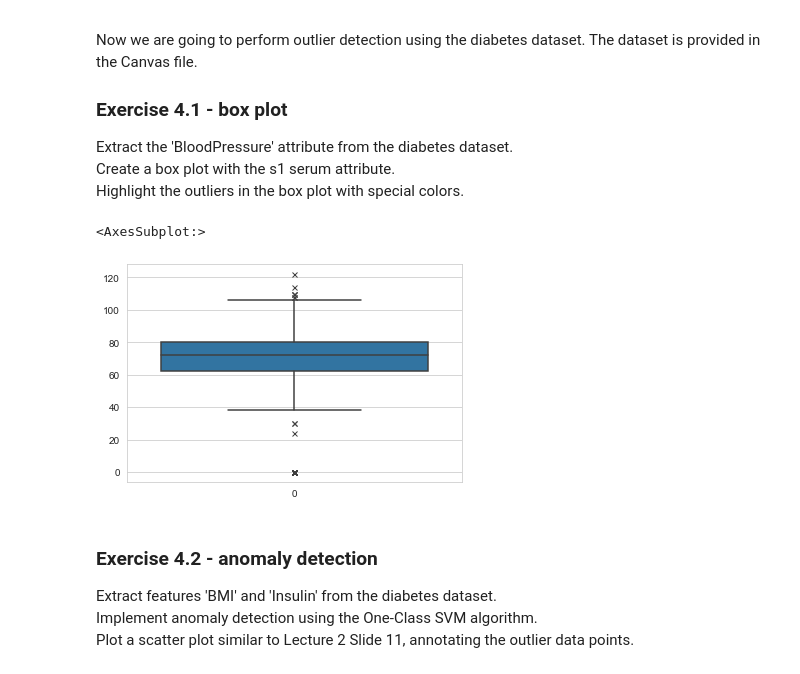
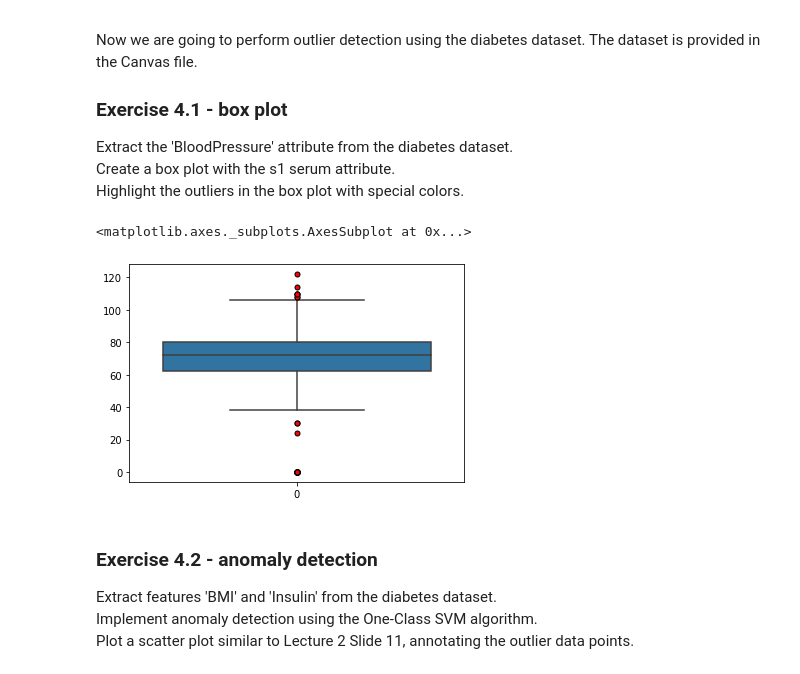
Before and after one commit to ben983593140/171-hw1, a Jupyter notebook: HW1.ipynb, the cells around one changed output. Drawn from its saved outputs; the diff is of its cells as text; code cells hidden in the pictures.

```diff
--- a/HW1.ipynb
+++ b/HW1.ipynb
@@ -208,11 +251,11 @@ Highlight the outliers in the box plot with special colors.
 # %%
 diabetes = pd.read_csv("diabetes.csv")
 bp = diabetes["BloodPressure"]
 
-sns.boxplot(data = bp, flierprops = {"marker":"x"})
+sns.boxplot(data = bp, flierprops = {"marker": 'o', "markerfacecolor": "red", "markeredgecolor": "black"})
 # %% [output]
-<AxesSubplot:>
+<matplotlib.axes._subplots.AxesSubplot at 0x...>
-[figure, old version]
+[figure, new version]
 # %% [markdown]
 ### Exercise 4.2 - anomaly detection
 Extract features 'BMI' and 'Insulin' from the diabetes dataset.<br >
```
Also changed, not shown: parts of 5 cells of this notebook.
